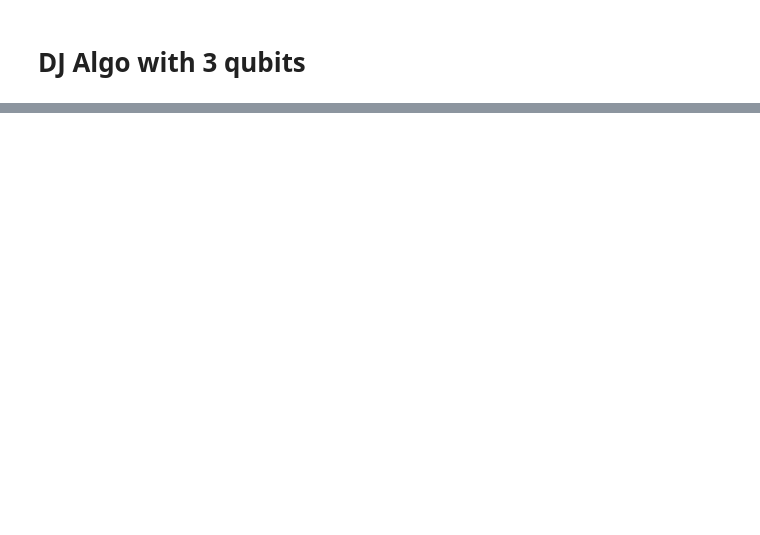
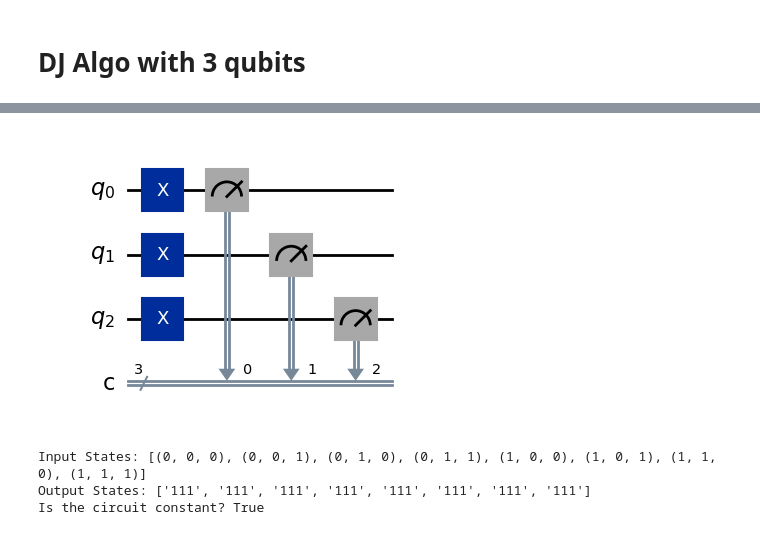
Before and after one commit to manhoosbilli1/Quantum_Computing_Learning, a Jupyter notebook: Task2/main_task.ipynb, the cells around one changed output, grey strips where cells are left out. Saved outputs shown, nothing was run; the diff lists cells and outputs as text; code cells hidden in the pictures; blank space fills up the shorter version.

```diff
--- a/Task2/main_task.ipynb
+++ b/Task2/main_task.ipynb
@@ -362,0 +389,50 @@ dj_circuit = deutschJozsa(oracle)
+# %%
+from qiskit import QuantumCircuit
+from qiskit_aer import AerSimulator
+from itertools import product
+
+# Define the function circuit (constant example: outputs always |0⟩)
+n = 3  # Number of qubits
+qc = QuantumCircuit(n, n)
+
+# Example of a constant circuit: apply X to all qubits for |111⟩ output
+qc.x(range(n))
+qc.measure(range(n), range(n))
+display(qc.draw('mpl'))
+# Backend simulator
+
+# Generate all possible inputs (2^n)
+inputs = list(product([0, 1], repeat=n))
+output_states = []
+
+for input_state in inputs:
+    # Create a new circuit for each input
+    test_circuit = QuantumCircuit(n, n)
+
+    # Prepare the input state
+    for qubit, value in enumerate(input_state):
+        if value == 1:
+            test_circuit.x(qubit)  # Flip to |1> if input requires it
+
+    # Append the test circuit to the original circuit
+    test_circuit.compose(qc, inplace=True)
+
+    # Execute the circuit
+    result = AerSimulator().run(qc, shots=1, memory=True).result()
+    counts = result.get_counts()
+
+    # Record the output state
+    output_state = list(counts.keys())[0]  # Since shots=1, only one result
+    output_states.append(output_state)
+
+# Check if the outputs are constant
+is_constant = all(state == output_states[0] for state in output_states)
+
+print("Input States:", inputs)
+print("Output States:", output_states)
+print("Is the circuit constant?", is_constant)
+# %% [output]
+[figure, added]
+Input States: [(0, 0, 0), (0, 0, 1), (0, 1, 0), (0, 1, 1), (1, 0, 0), (1, 0, 1), (1, 1, 0), (1, 1, 1)]
+Output States: ['111', '111', '111', '111', '111', '111', '111', '111']
+Is the circuit constant? True
```
Also changed, not shown: parts of 8 cells of this notebook, 3 other files.
